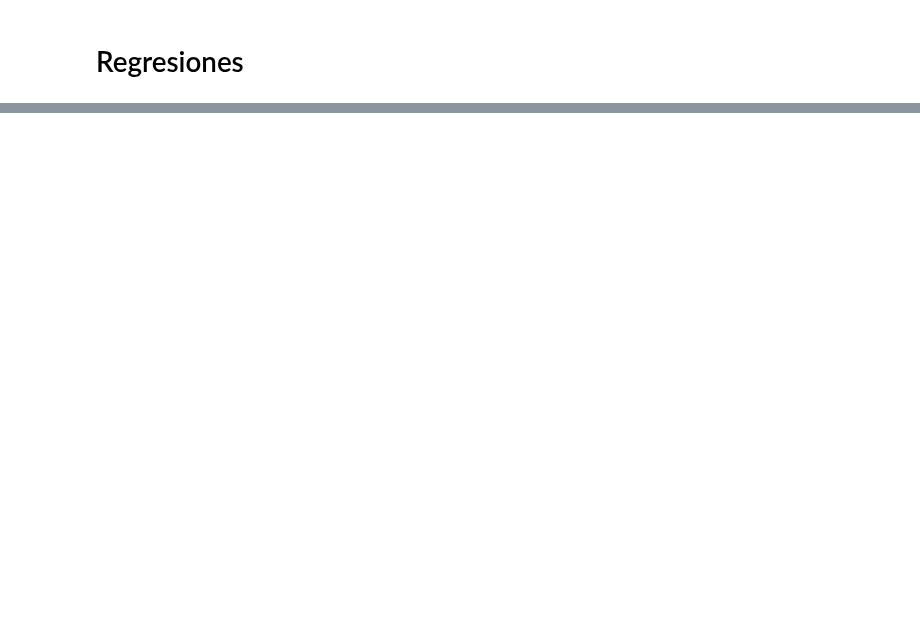
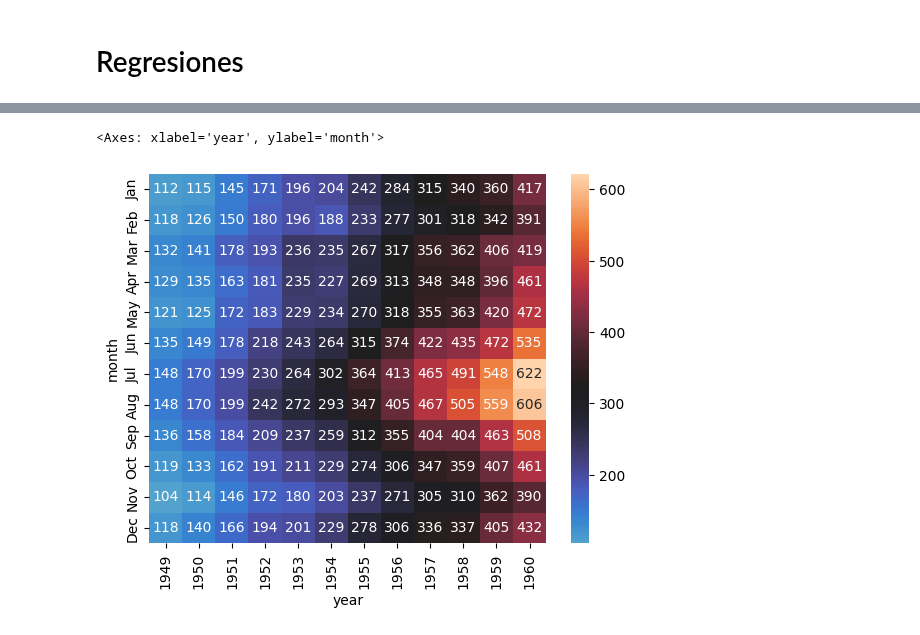
Before and after one commit to BenJameto/Curso_python, a Jupyter notebook: representaciones_graficas.ipynb, the cells around one changed output, grey strips where cells are left out. Cells and saved outputs as stored; diff of their text form; code cells hidden in the pictures; blank space fills up the shorter version.

```diff
--- a/representaciones_graficas.ipynb
+++ b/representaciones_graficas.ipynb
@@ -53,0 +97,7 @@ sns.lmplot(x='total_bill', y='tip', data=propinas)
+# %%
+valor_central=vuelos.loc['May'][1956]
+# %%
+sns.heatmap(vuelos, center=valor_central, annot=True, fmt='d')
+# %% [output]
+<Axes: xlabel='year', ylabel='month'>
+[figure, added]
```
Also changed, not shown: parts of 21 cells of this notebook, 1 other file.
